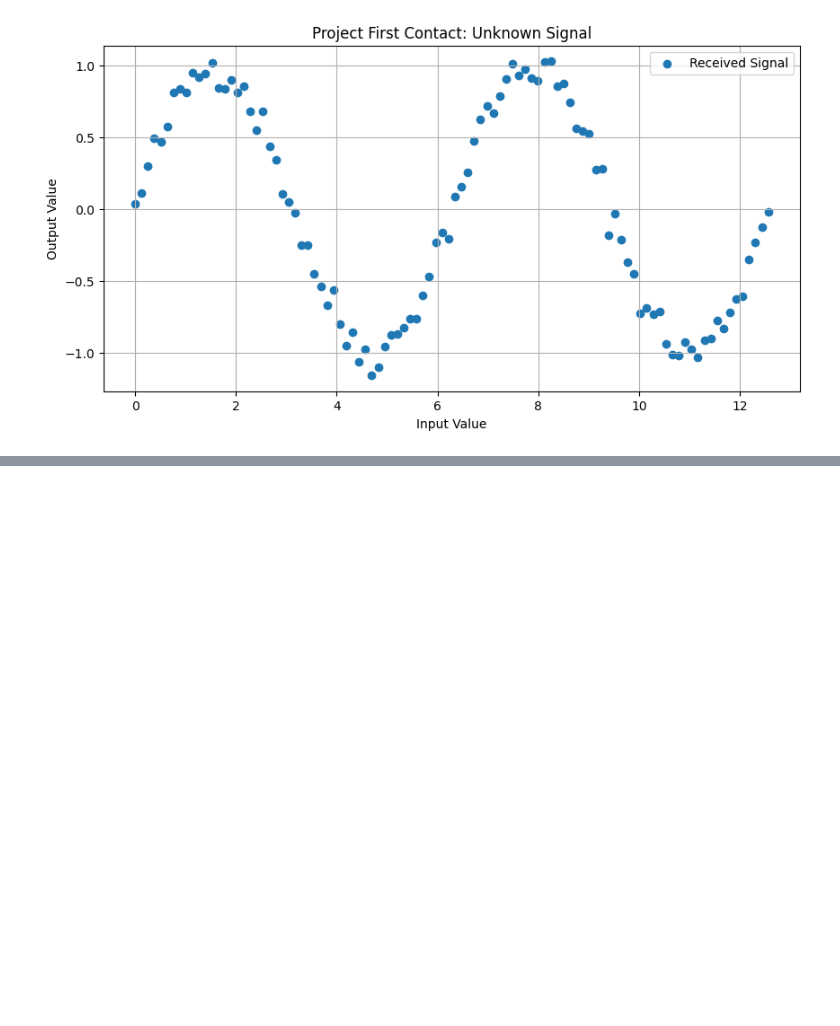
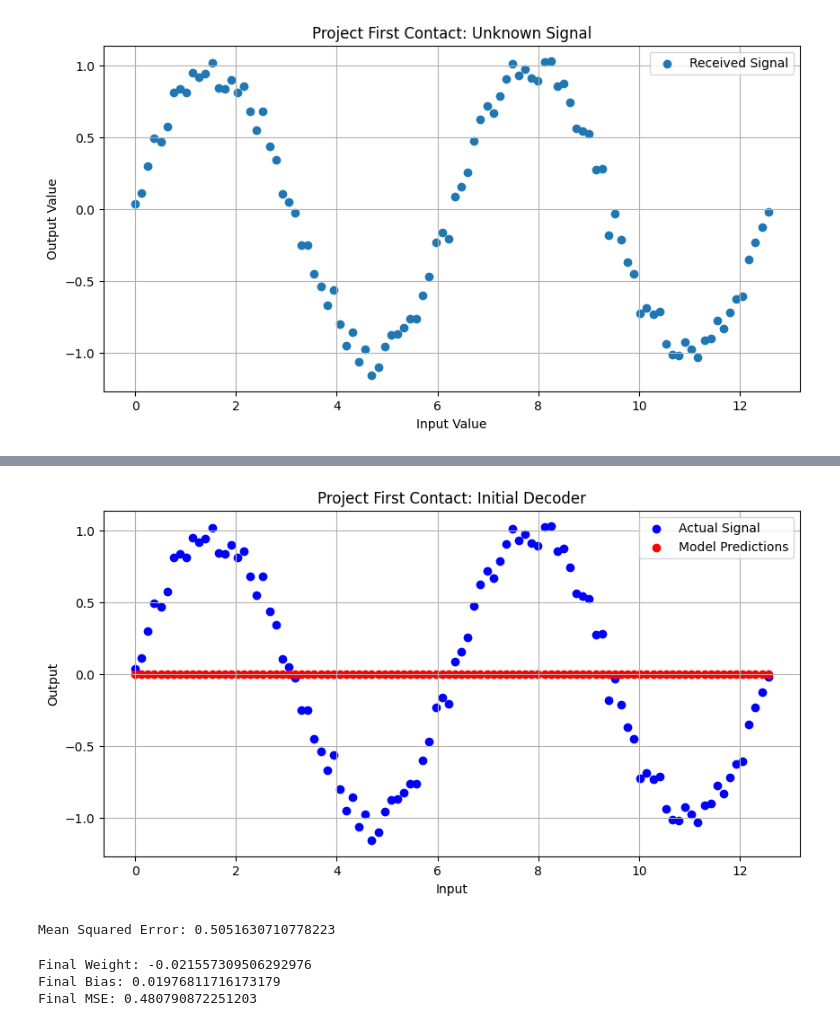
Before and after one commit to pjcarney/Alien-Signal, a Jupyter notebook: Alien_Signal.ipynb, the cells around one changed output, grey strips where cells are left out. Cells and saved outputs as stored; diff of their text form; code cells hidden in the pictures; blank space fills up the shorter version.

```diff
--- a/Alien_Signal.ipynb
+++ b/Alien_Signal.ipynb
@@ -41,0 +44,43 @@ files.download("alien_signal.csv")
+# %%
+
+# Initial decoder settings
+
+weight = 0.0
+bias = 0.0
+
+# Make predictions using our initial model
+predictions = weight * x + bias
+
+# Display the first predictions
+#for i in range(10):
+#    print("Actual:", round(y[i], 3),
+#          "Predicted:", round(predictions[i], 3))
+# %%
+
+plt.figure(figsize=(10, 5))
+
+# Actual alien transmission
+plt.scatter(x, y, color="blue", label="Actual Signal")
+
+# Model predictions
+plt.scatter(x, predictions, color="red", label="Model Predictions")
+
+plt.xlabel("Input")
+plt.ylabel("Output")
+plt.title("Project First Contact: Initial Decoder")
+plt.legend()
+plt.grid(True)
+plt.show()
+# %% [output]
+[figure, added]
+# %%
+
+# Calculate the error for each prediction
+errors = predictions - y
+
+# Square each error and calculate the average
+mse = np.mean(errors ** 2)
+
+print("Mean Squared Error:", mse)
+# %% [output]
+Mean Squared Error: 0.5051630710778223
@@ -41,0 +132,15 @@ files.download("alien_signal.csv")
+# %%
+
+weight, bias, mse_history, weight_history, bias_history = train_model(
+    x, y,
+    learning_rate=0.001,
+    epochs=100
+)
+
+print("Final Weight:", weight)
+print("Final Bias:", bias)
+print("Final MSE:", mse_history[-1])
+# %% [output]
+Final Weight: -0.021557309506292976
+Final Bias: 0.01976811716173179
+Final MSE: 0.480790872251203
```
Also changed, not shown: parts of 10 cells of this notebook.
